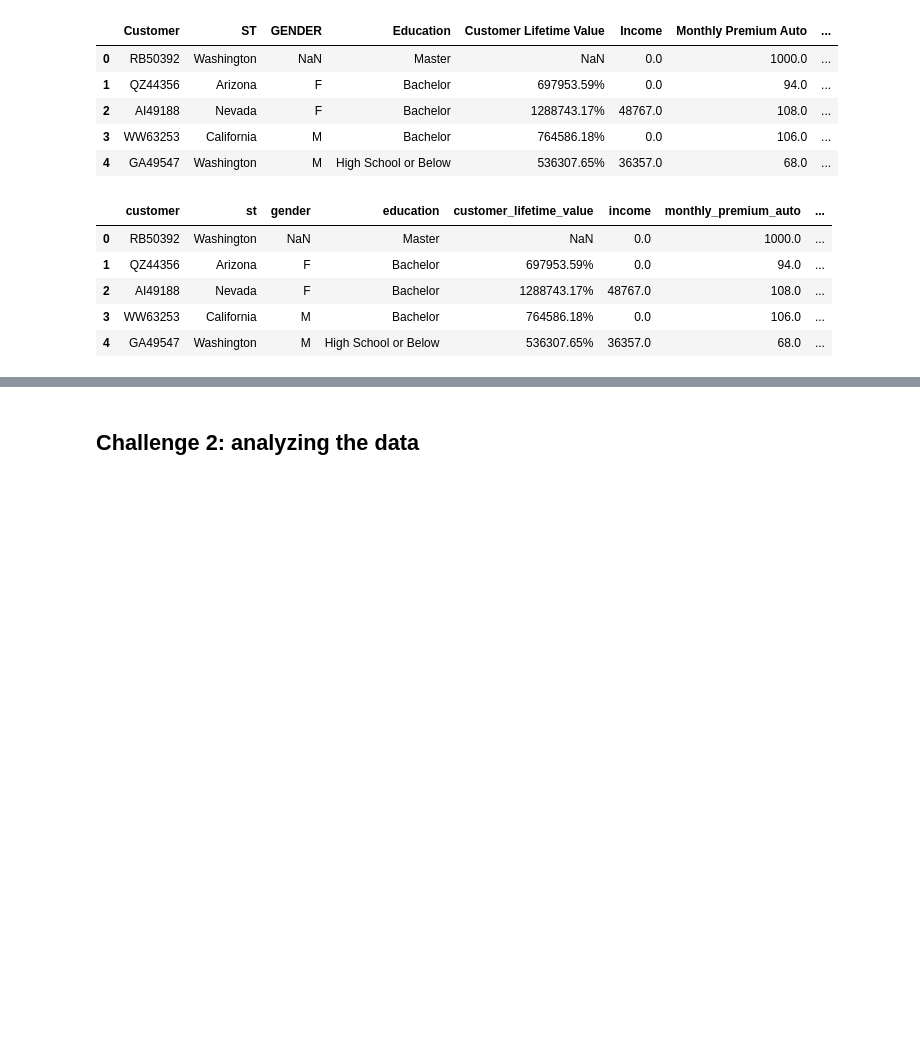
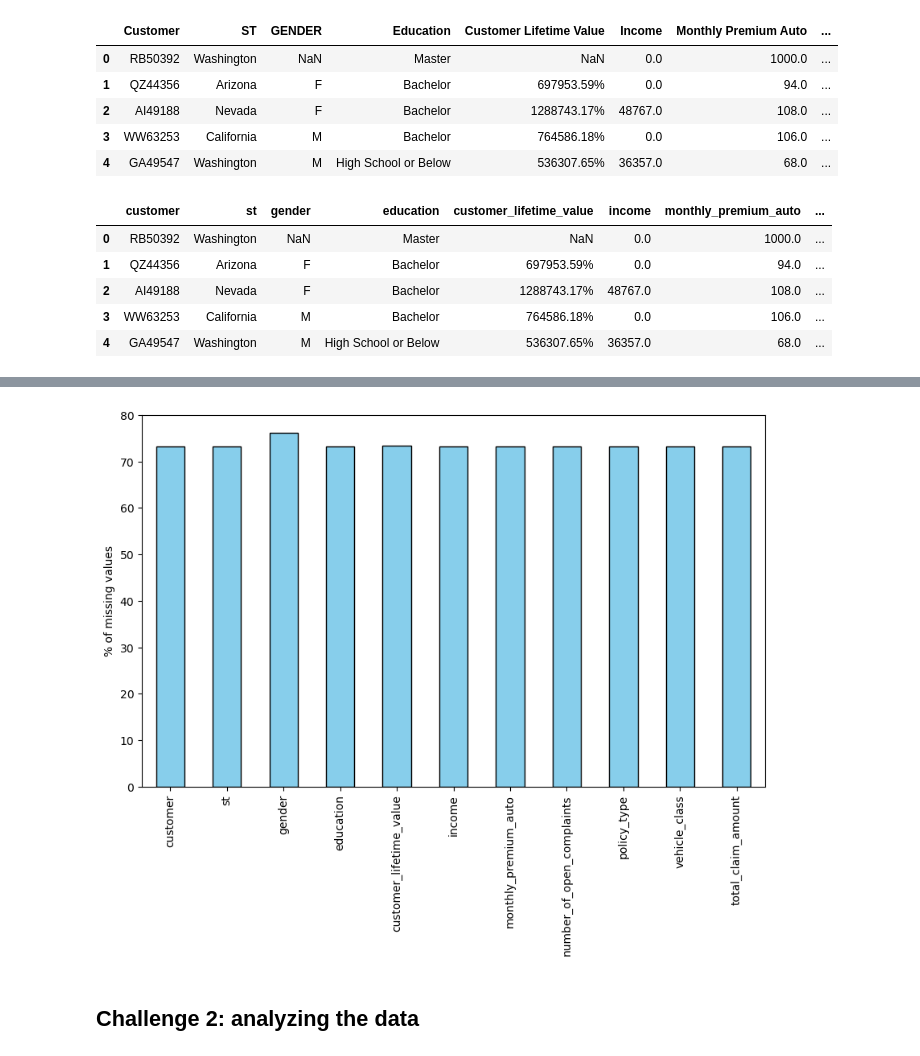
Before and after one commit to Jotis86/lab-dw-pandas, a Jupyter notebook: lab-dw-pandas.ipynb, the cells around one changed output, grey strips where cells are left out. Drawn from its saved outputs; the diff is of its cells as text; code cells hidden in the pictures; blank space fills up the shorter version.

```diff
--- a/lab-dw-pandas.ipynb
+++ b/lab-dw-pandas.ipynb
@@ -74,0 +100,4 @@ df.head()
+# %%
+# Suggestions for fixing incorrect data types
+# Convert 'customer_lifetime_value' to float
+df['customer_lifetime_value'] = df['customer_lifetime_value'].str.replace('%', '').astype(float)
@@ -74,0 +160,14 @@ df.head()
+# %%
+# Standardize state names and abbreviations
+df['st'] = df['st'].replace({'Cali': 'California', 'AZ': 'Arizona', 'WA': 'Washington'})
+
+# Standardize gender values
+df['gender'] = df['gender'].replace({'Femal': 'Female', 'female': 'Female', 'F': 'Female', 'M': 'Male'})
+
+# Standardize education levels
+df['education'] = df['education'].replace({'Bachelor': 'Bachelors'})
+
+# Verify the changes
+print("\nCorrected categorical columns and their unique values:")
+for col in categorical_columns:
+    print(f"{col}: {df[col].unique()}")
@@ -75,3 +213,13 @@ df.head()
+# %%
+#Check for missing values whith a % plot
+import matplotlib.pyplot as plt
+
+missing_values = df.isnull().mean() * 100
+missing_values.plot(kind='bar', figsize=(10, 6), color='skyblue', edgecolor='black')
+plt.ylabel('% of missing values')
+plt.show()
+# %% [output]
+[figure, added]
 # %% [markdown]
 ## Challenge 2: analyzing the data
 # %% [markdown]
```
Also changed, not shown: parts of 11 cells of this notebook.
